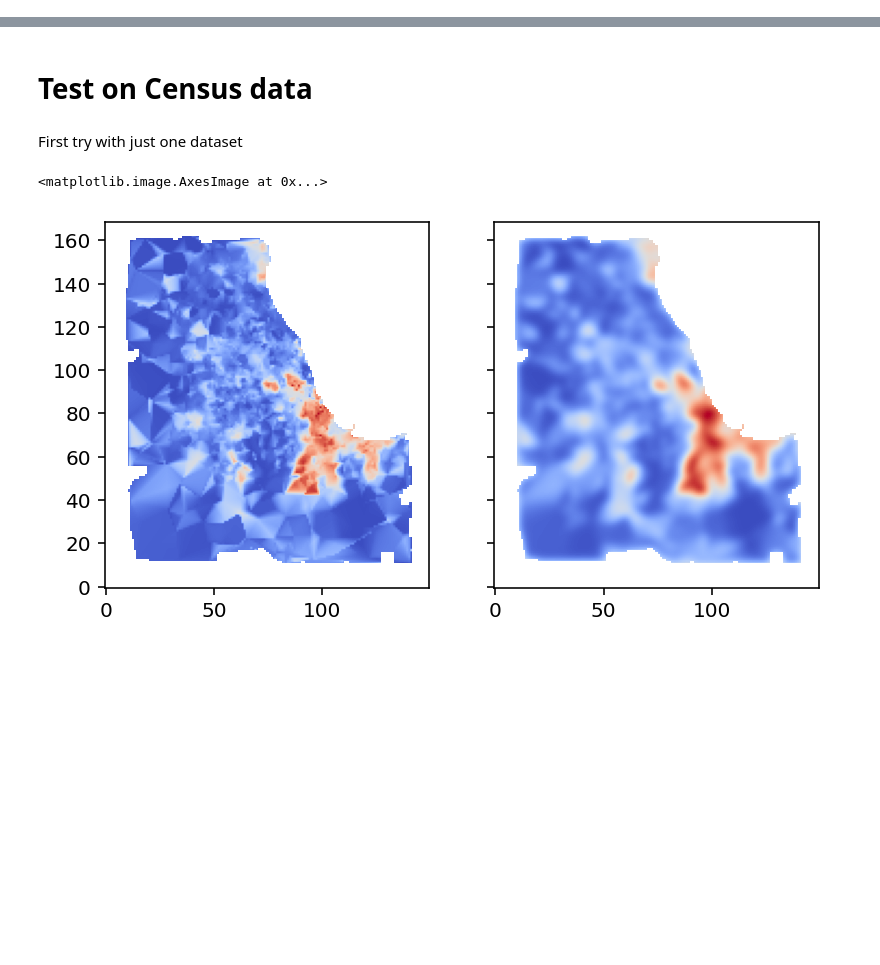
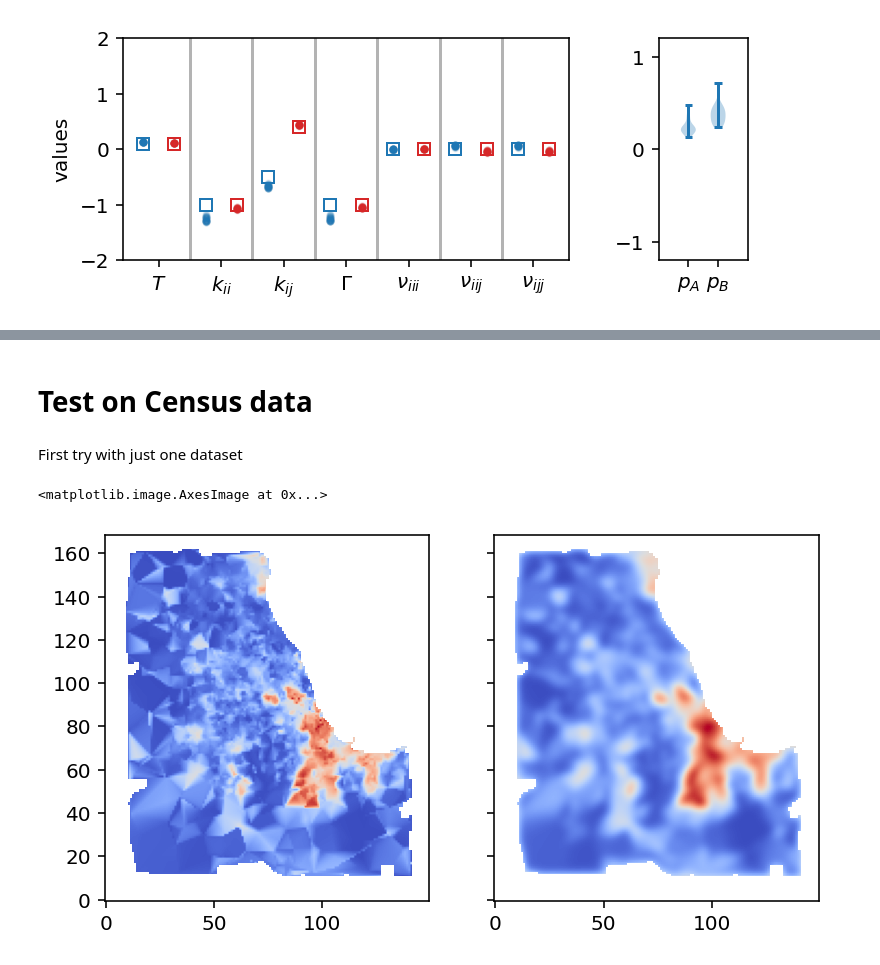
Before and after one commit to dsseara/sociohydro, a Jupyter notebook: inference/inference_test.ipynb, the cells around one changed output, grey strips where cells are left out. Cells and saved outputs as stored; diff of their text form; code cells hidden in the pictures; blank space fills up the shorter version.

```diff
--- a/inference/inference_test.ipynb
+++ b/inference/inference_test.ipynb
@@ -17,0 +137,14 @@ from infer_sociohydro2D import *
+# %%
+T = params["temp"]
+Γ = params["Γ"]
+k11 = 1
+k22 = 1
+k12 = (params["κ"] - params["δ"]) / 2
+k21 = (params["κ"] + params["δ"]) / 2
+nu = params["nu"]
+
+coeffsA_true = np.array([T, -k11, -k12, -Γ, 0,        0, 0])
+coeffsB_true = np.array([T, -k22, -k21, -Γ, k22 * nu, 0, 0])
+
+coeffs_true = np.stack([coeffsA_true, coeffsB_true])
+coeffs_true
@@ -17,0 +262,36 @@ from infer_sociohydro2D import *
+# %%
+train_pct = 0.9
+fig, ax = plt.subplots(dpi=144, figsize=(4, 2))
+axp = ax.inset_axes([1.2, 0, 0.2, 1])
+pAs = []
+pBs = []
+ntrials = 30
+for i in tqdm(range(ntrials)):
+    fitA, fitB, dAdt, dBdt, featA, featB, pA, pB = inferer.fit(train_pct,
+                                                               regressor="linear",
+                                                               alpha=0.01)
+    ax.plot(np.arange(len(fitA.coef_)) - 0.25, fitA.coef_, "C0.", alpha=0.1)
+    ax.plot(np.arange(len(fitB.coef_)) + 0.25, fitB.coef_, "C3.", alpha=0.1)
+    pAs.append(pA)
+    pBs.append(pB)
+    # axp.plot([0, 1], [pA, pB], 'k.', alpha=0.1)
+
+ax.plot(np.arange(len(fitA.coef_)) - 0.25, coeffsA_true, "s", mfc="white", mec="C0", zorder=-1)
+ax.plot(np.arange(len(fitB.coef_)) + 0.25, coeffsB_true, "s", mfc="white", mec="C3", zorder=-1)
+
+axp.violinplot([pAs, pBs], [0, 1])
+axp.set(yticks=[-1, 0, 1], xticks=[0, 1],
+        xticklabels=[r"$p_A$", r"$p_B$"])
+
+for n in range(1, len(fitA.coef_)):
+    ax.axvline(n - 0.5, color="0.7")
+
+ax.set(xticks=range(len(fitA.coef_)),
+       ylim=[-2, 2],
+       xticklabels=[r"$T$", r"$k_{ii}$", r"$k_{ij}$", r"$\Gamma$",
+                    r"$\nu_{iii}$", r"$\nu_{iij}$", r"$\nu_{ijj}$"],
+       ylabel="values")
+axp.set(xlim=[-1, 2], ylim=[-1.2, 1.2]);
+# axp.set_yticks([-1, 0, 1], loc="right")
+# %% [output]
+[figure, added]
```
Also changed, not shown: parts of 26 cells of this notebook, 7 other files.
